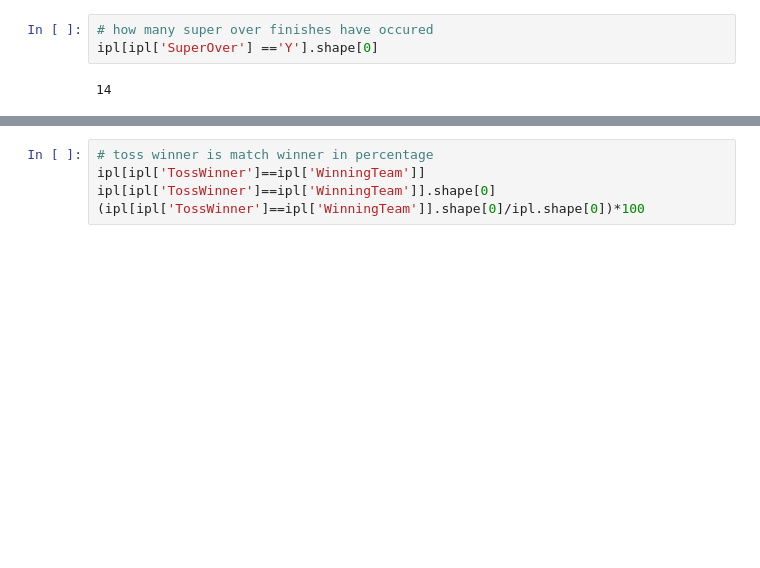
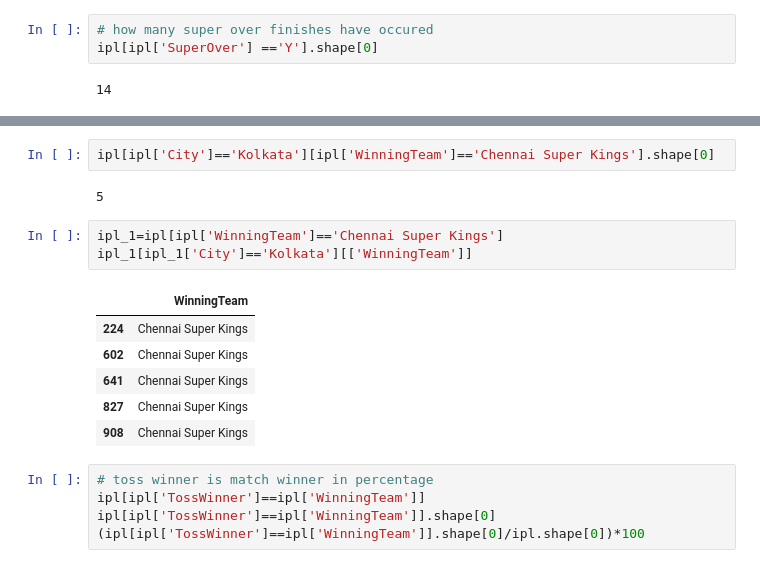
Before and after one commit to rahulkumar80026/Machine-Learning-Basic-to-Advanced, a Jupyter notebook: Pandas/pandas2.ipynb, the cells around one changed output, grey strips where cells are left out. Cells and saved outputs as stored; diff of their text form; blank space fills up the shorter version.

```diff
--- a/Pandas/pandas2.ipynb
+++ b/Pandas/pandas2.ipynb
@@ -597,6 +598,20 @@ ipl[ipl['SuperOver'] =='Y'].shape[0]
 ipl[(ipl['City']=='Kolkata') & (ipl['WinningTeam']=='Chennai Super Kings')].shape[0]
 # %% [output]
 5
+# %%
+ipl[ipl['City']=='Kolkata'][ipl['WinningTeam']=='Chennai Super Kings'].shape[0]
+# %% [output]
+5
+# %%
+ipl_1=ipl[ipl['WinningTeam']=='Chennai Super Kings']
+ipl_1[ipl_1['City']=='Kolkata'][['WinningTeam']]
+# %% [output]
+|  | WinningTeam |
+| 224 | Chennai Super Kings |
+| 602 | Chennai Super Kings |
+| 641 | Chennai Super Kings |
+| 827 | Chennai Super Kings |
+| 908 | Chennai Super Kings |
 # %%
 # toss winner is match winner in percentage
 ipl[ipl['TossWinner']==ipl['WinningTeam']]
```
Also changed, not shown: parts of 3 cells of this notebook, 1 other file.
